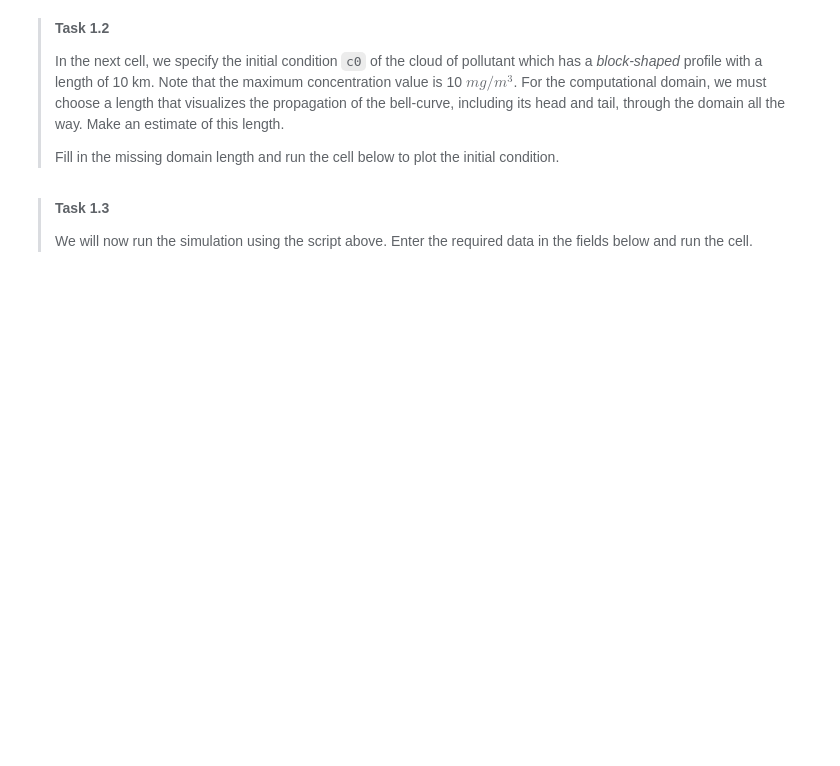
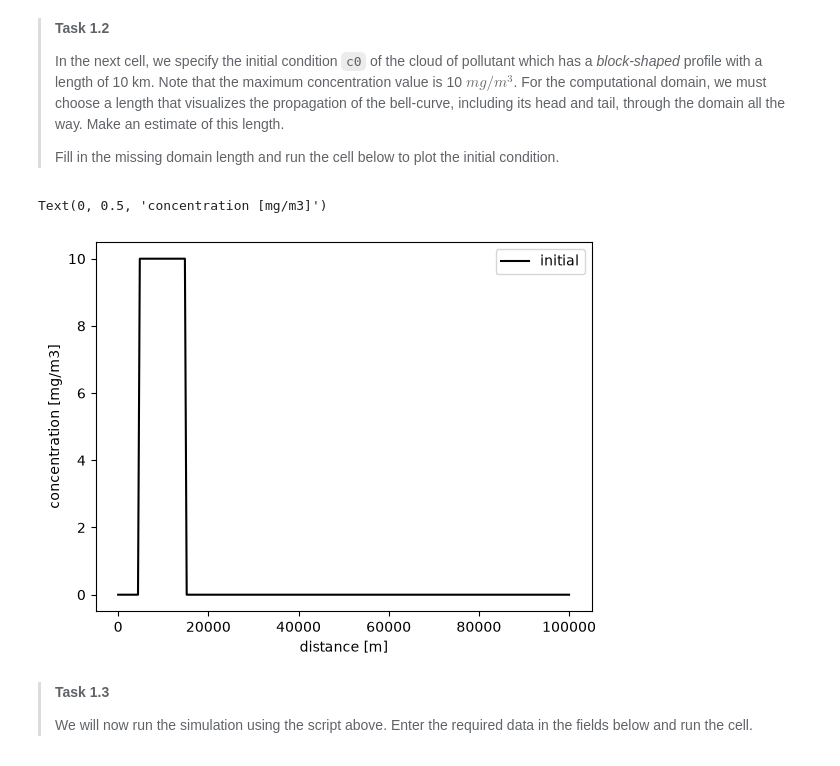
Before and after one commit to Tony-Davison/GA2.1, a Jupyter notebook: all_files_GA_2_1/grp09.ipynb, the cells around one changed output. Drawn from its saved outputs; the diff is of its cells as text; code cells hidden in the pictures; blank space fills up the shorter version.

```diff
--- a/all_files_GA_2_1/grp09.ipynb
+++ b/all_files_GA_2_1/grp09.ipynb
@@ -100,23 +113,26 @@ from advdiff import advdiff
 # %%
 import numpy as np
 import matplotlib.pyplot as plt
 
 # domain length
-lenD = ### YOUR CODE HERE ###
+lenD = 100000    ### YOUR CODE HERE ###
 
 lenC = 10000.             # length of c0
 dx = 400.                 # grid size
 
-M = int(lenD/dx) + 1      # number of grid points
+M = int(lenD/dx) + 1     # number of grid points
 x = np.linspace(0,lenD,M) # array with coordinates of grid points
 
 # initial condition
 c0 = np.zeros(M)
 c0[int(0.5 * lenC/dx):int(0.5 * lenC/dx) + int(lenC/dx) + 1] = 10.
 plt.plot(x,c0,'k',label='initial')
 plt.legend(loc='upper right')
 plt.xlabel('distance [m]')
 plt.ylabel('concentration [mg/m3]')
+# %% [output]
+Text(0, 0.5, 'concentration [mg/m3]')
+[figure, added]
 # %% [markdown]
 >**Task 1.3**
 >
```
Also changed, not shown: parts of 8 cells of this notebook.
